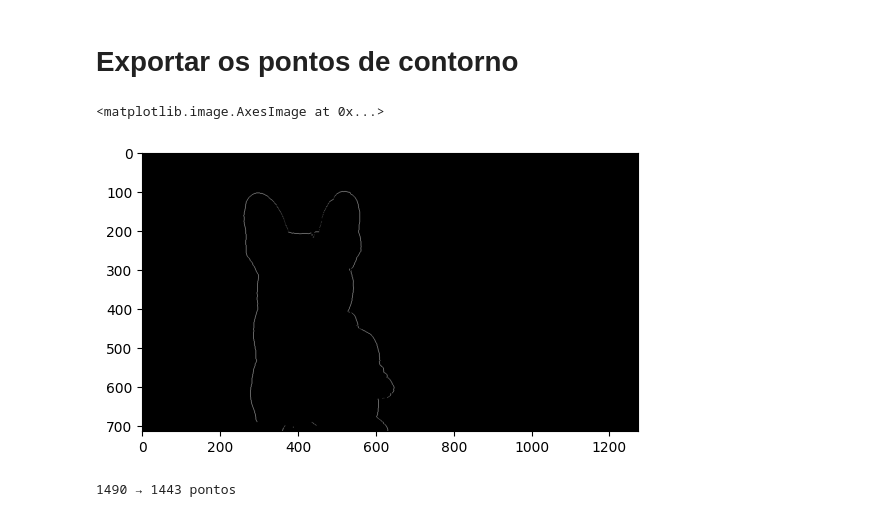
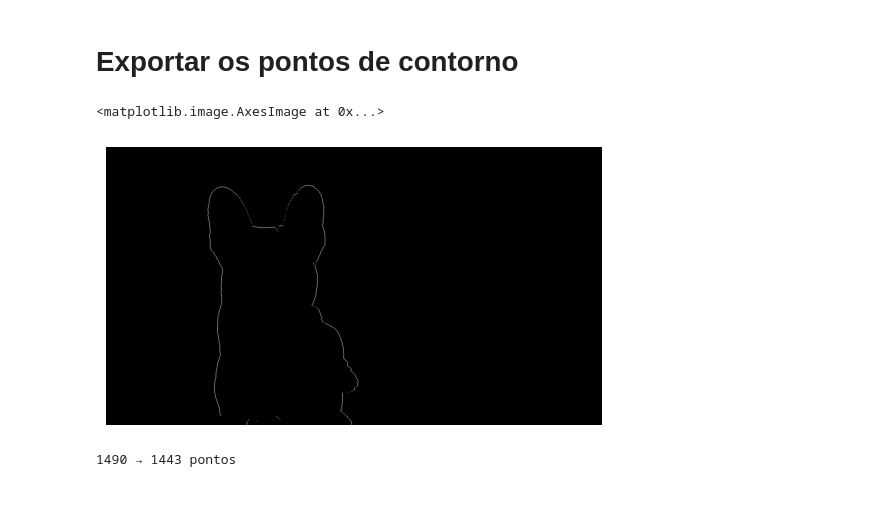
Before and after one commit to VictorGryca/drawing-turtle, a Jupyter notebook: principal.ipynb, the cells around one changed output. Cells and saved outputs as stored; diff of their text form; code cells hidden in the pictures.

```diff
--- a/principal.ipynb
+++ b/principal.ipynb
@@ -381,10 +381,11 @@ pontos_contorno = np.array(caminho)
 # %%
 vis = np.zeros_like(binario)
 vis[pontos_contorno[:, 0], pontos_contorno[:, 1]] = 1
+plt.axis('off')
 plt.imshow(vis, cmap='gray')
 # %% [output]
 <matplotlib.image.AxesImage at 0x...>
-[figure, old version]
+[figure, new version]
 # %%
 MAX_DIST = 30
 
```
Also changed, not shown: 1 other file.
